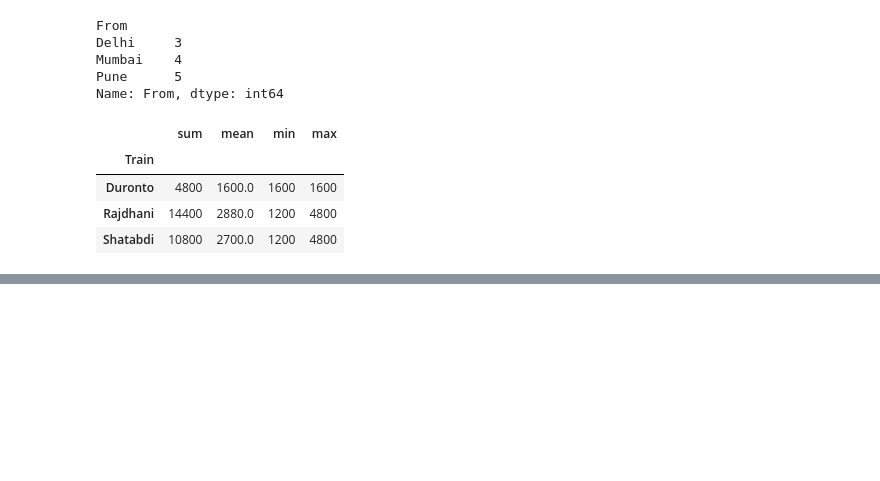
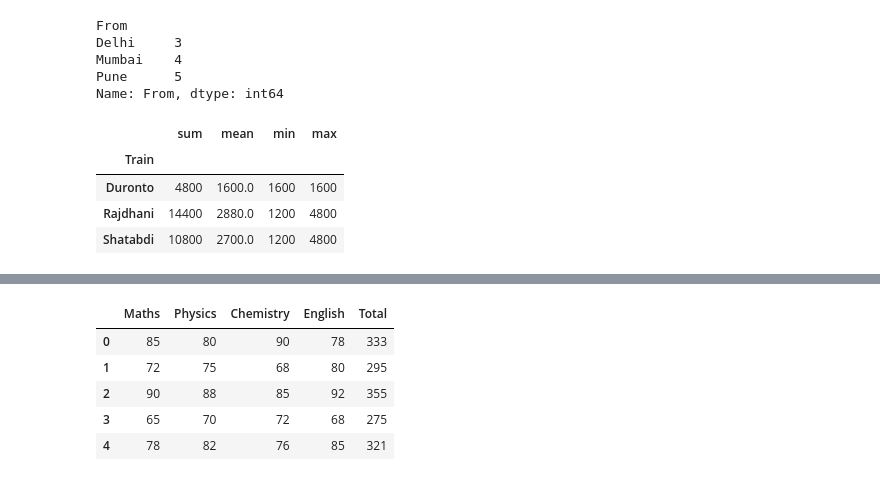
Before and after one commit to pamithkodekal/Python, a Jupyter notebook: pandasNotebook/Pandas.ipynb, the cells around one changed output, grey strips where cells are left out. Saved outputs shown, nothing was run; the diff lists cells and outputs as text; code cells hidden in the pictures; blank space fills up the shorter version.

```diff
--- a/pandasNotebook/Pandas.ipynb
+++ b/pandasNotebook/Pandas.ipynb
@@ -677,0 +751,11 @@ Sneha     51666.666667
+# %%
+df['Total'] = df.sum(axis=1)
+df['Total'] = df['Total'].astype(int)
+df
+# %% [output]
+|  | Maths | Physics | Chemistry | English | Total |
+| 0 | 85 | 80 | 90 | 78 | 333 |
+| 1 | 72 | 75 | 68 | 80 | 295 |
+| 2 | 90 | 88 | 85 | 92 | 355 |
+| 3 | 65 | 70 | 72 | 68 | 275 |
+| 4 | 78 | 82 | 76 | 85 | 321 |
```
Also changed, not shown: parts of 15 cells of this notebook.
